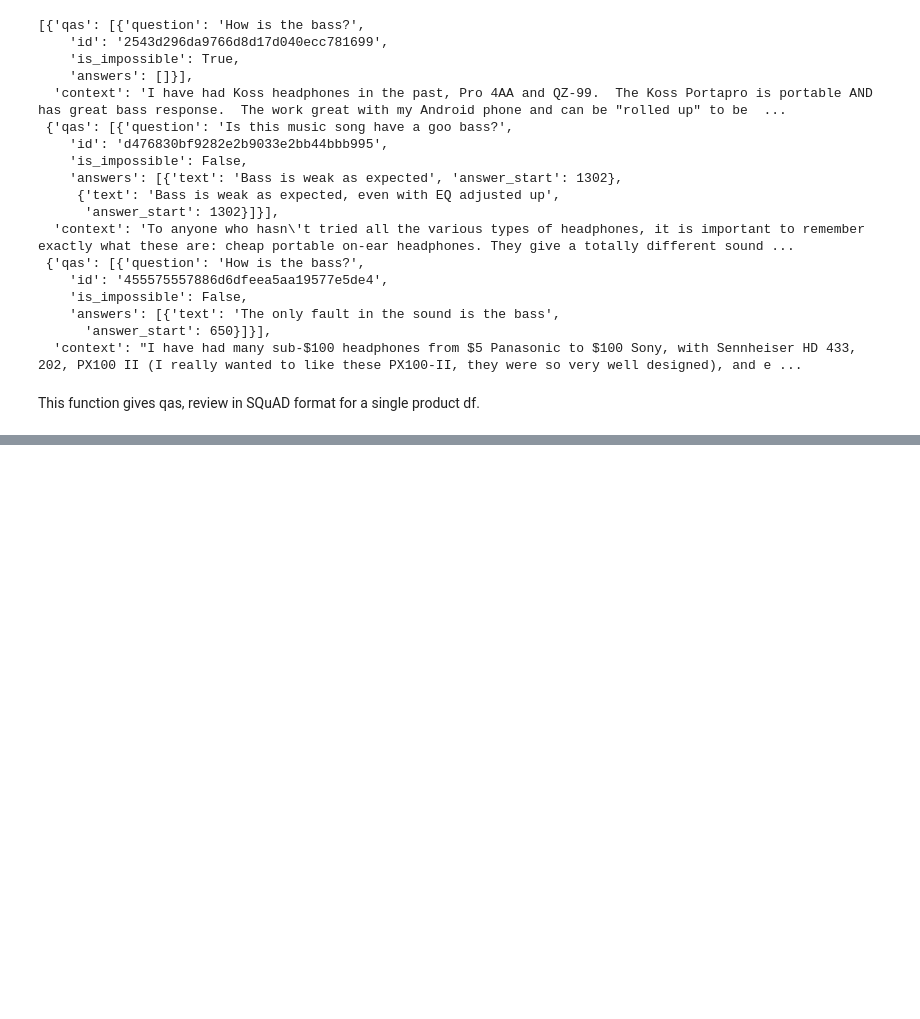
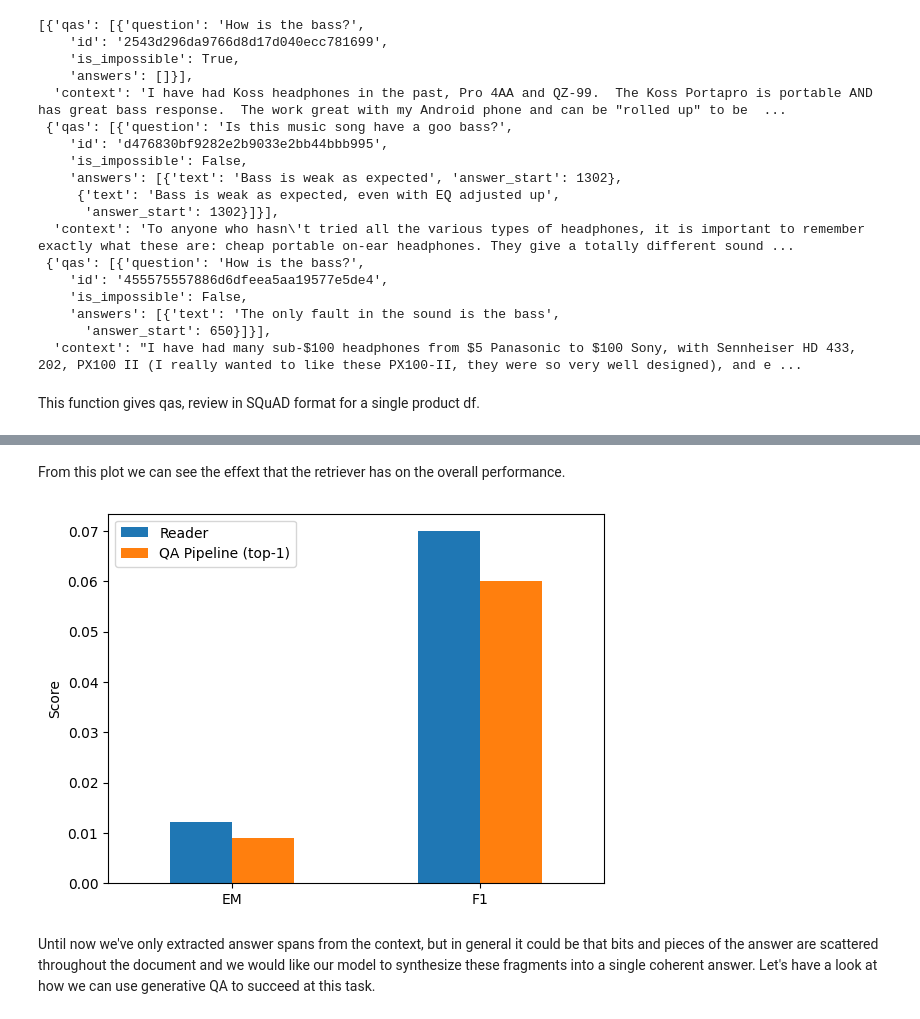
Before and after one commit to JpChii/nlp-with-hugging-face, a Jupyter notebook: notebooks/7-question-answering.ipynb, the cells around one changed output, grey strips where cells are left out. Saved outputs shown, nothing was run; the diff lists cells and outputs as text; code cells hidden in the pictures; blank space fills up the shorter version.

```diff
--- a/notebooks/7-question-answering.ipynb
+++ b/notebooks/7-question-answering.ipynb
@@ -1587,0 +1673,27 @@ convert_to_squad(dfs)
+# %% [markdown]
+From this plot we can see the effext that the retriever has on the overall performance.
+# %%
+# Or get QA pipeline and Reader metrics in one shot:
+# Reader evaluation is run a second time using simulated perfect retriever results
+eval_result = pipe.eval(
+    labels=labels_agg,
+    params={},
+    add_isolated_node_eval=True
+)
+metrics = eval_result.calculate_metrics(simulated_top_k_reader=1)
+# Extract metrics from reader run in isolation with simulated perfect retriever
+isolated_metrics = eval_result.calculate_metrics(simulated_top_k_reader=1, eval_mode="isolated")
+
+pipeline_reader_eval = {}
+pipeline_reader_eval["Reader"] = {
+    k:v for k,v in isolated_metrics["Reader"].items()
+    if k in ["exact_match", "f1"]}
+pipeline_reader_eval["QA Pipeline (top-1)"] = {
+    k:v for k,v in metrics["Reader"].items()
+    if k in ["exact_match", "f1"]}
+
+plot_reader_eval(pipeline_reader_eval)
+# %% [output]
+[figure, added]
+# %% [markdown]
+Until now we've only extracted answer spans from the context, but in general it could be that bits and pieces of the answer are scattered throughout the document and we would like our model to synthesize these fragments into a single coherent answer. Let's have a look at how we can use generative QA to succeed at this task.
```
Also changed, not shown: parts of 22 cells of this notebook, 3 other files.
